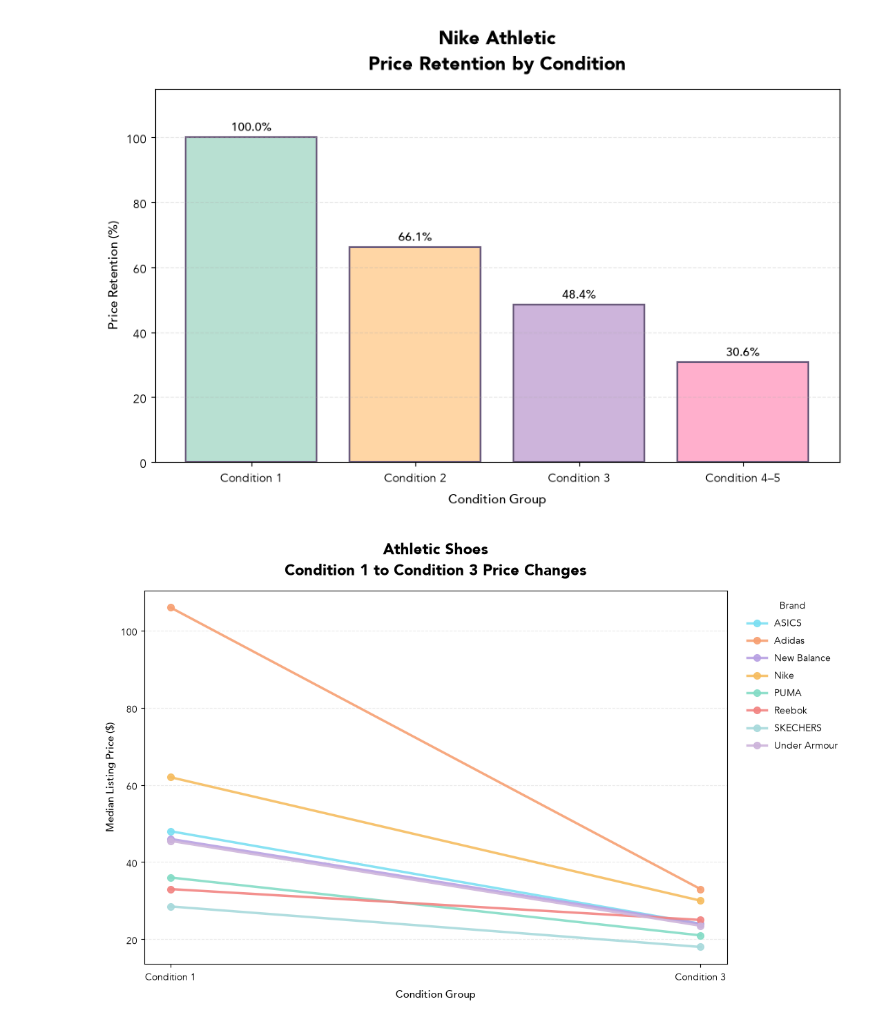
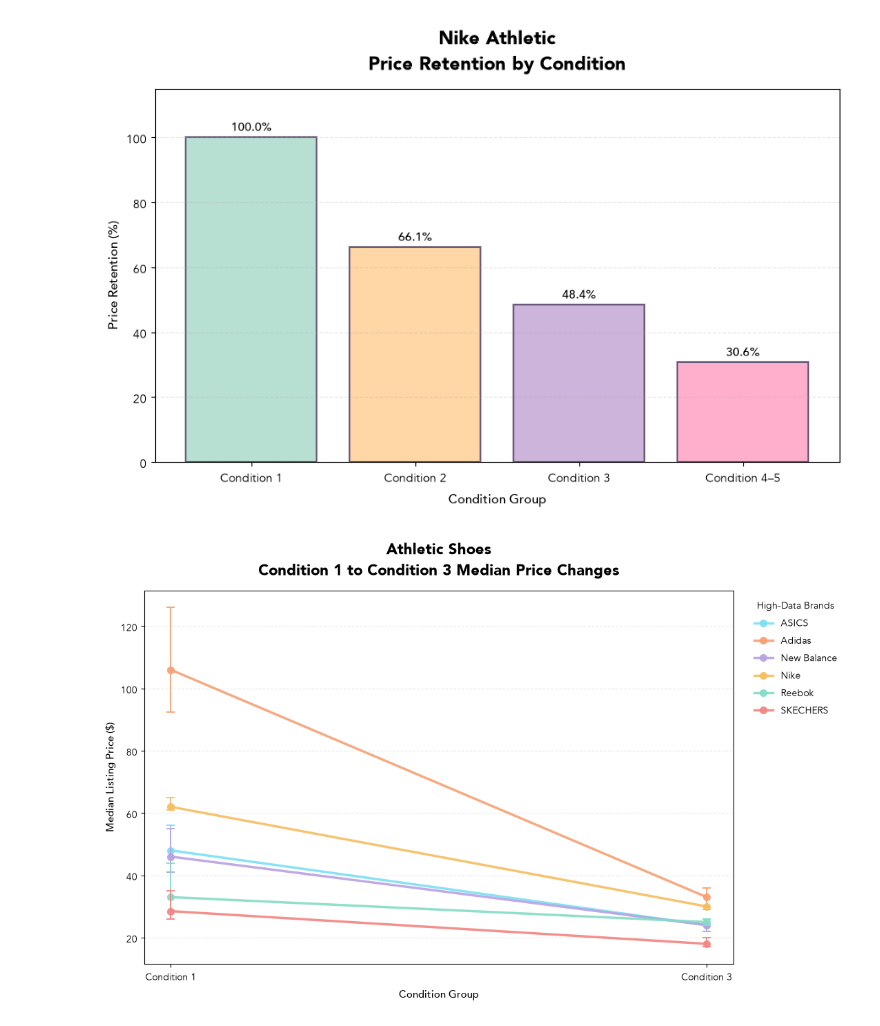
Before and after one commit to ipekcsknzr/mercari-shoe-resale-analysis-and-price-estimator, a Jupyter notebook: notebooks/05_visualizations.ipynb, the cells around one changed output. Drawn from its saved outputs; the diff is of its cells as text; code cells hidden in the pictures.

```diff
--- a/notebooks/05_visualizations.ipynb
+++ b/notebooks/05_visualizations.ipynb
@@ -22,3 +22,12 @@ Dataset shape: (135, 14)
 | 2 | ASICS | Athletic | 48.0 | 31.0 | 24.0 | ... |
 | 3 | Adidas | Athletic | 106.0 | 56.0 | 33.0 | ... |
 | 4 | Adidas | Fashion Sneakers | 66.0 | 51.0 | 41.0 | ... |
+# %%
+bootstrap_path = Path(
+    "../data/processed/brand_shoe_bootstrap_intervals.parquet"
+)
+
+bootstrap_results = pd.read_parquet(bootstrap_path)
+
+print("Bootstrap dataset shape:", bootstrap_results.shape)
+print(bootstrap_results.columns.tolist())
@@ -190,20 +203,19 @@ plt.show()
 # %%
 selected_shoe_type = "Athletic"
 
-athletic_profiles = retention[
-    (retention["shoe_type"] == selected_shoe_type)
-    & retention["condition_3_retention_percent"].notna()
+athletic_profiles = bootstrap_results[
+    bootstrap_results["shoe_type"] == selected_shoe_type
 ].copy()
 
 athletic_profiles["combined_sample_size"] = (
-    athletic_profiles["Condition 1_listing_count"]
-    + athletic_profiles["Condition 3_listing_count"]
+    athletic_profiles["condition_1_count"]
+    + athletic_profiles["condition_3_count"]
 )
 
 display_brands = (
     athletic_profiles
     .sort_values("combined_sample_size", ascending=False)
-    .head(8)
+    .head(6)
     .sort_values("brand_name")
 )
 
@@ -213,64 +225,100 @@ whimsical_colors = [
     "#B8A1E3",
     "#F6BD60",
     "#84DCC6",
-    "#F28482",
-    "#A8DADC",
-    "#CDB4DB"
+    "#F28482"
 ]
 
-plt.figure(figsize=(11, 7))
+x_positions = [0, 1]
+x_labels = ["Condition 1", "Condition 3"]
+
+fig, ax = plt.subplots(figsize=(11, 7))
 
 for color, (_, row) in zip(
     whimsical_colors,
     display_brands.iterrows()
 ):
-    plt.plot(
-        ["Condition 1", "Condition 3"],
-        [
-            row["Condition 1_median_price"],
-            row["Condition 3_median_price"]
-        ],
+    median_prices = [
+        row["condition_1_median_price"],
+        row["condition_3_median_price"]
+    ]
+
+    lower_errors = [
+        row["condition_1_median_price"]
+        - row["condition_1_median_ci_lower"],
+        row["condition_3_median_price"]
+        - row["condition_3_median_ci_lower"]
+    ]
+
+    upper_errors = [
+        row["condition_1_median_ci_upper"]
+        - row["condition_1_median_price"],
+        row["condition_3_median_ci_upper"]
+        - row["condition_3_median_price"]
+    ]
+
+    warning = " ⚠" if row["retention_percent"] > 100 else ""
+
+    ax.plot(
+        x_positions,
+        median_prices,
+        linewidth=2.5,
         marker="o",
-        linewidth=2.5,
         markersize=7,
-        label=row["brand_name"],
         color=color,
-        alpha=0.9
+        alpha=0.9,
+        label=f"{row['brand_name']}{warning}"
     )
 
-plt.xlabel(
+    ax.errorbar(
+        x_positions,
+        median_prices,
+        yerr=[lower_errors, upper_errors],
+        fmt="none",
+        ecolor=color,
+        elinewidth=1.3,
+        capsize=4,
+        capthick=1.3
+    )
+
+ax.set_xticks(
+    x_positions,
+    x_labels
+)
+
+ax.set_xlabel(
     "Condition Group",
     fontsize=11,
     fontweight="medium"
 )
 
-plt.ylabel(
+ax.set_ylabel(
     "Median Listing Price ($)",
     fontsize=11,
     fontweight="medium"
 )
 
-plt.title(
-    f"{selected_shoe_type} Shoes\nCondition 1 to Condition 3 Price Changes",
+ax.set_title(
+    f"{selected_shoe_type} Shoes\n"
+    "Condition 1 to Condition 3 Median Price Changes",
     fontsize=16,
     fontweight="bold",
     pad=16
 )
 
-plt.grid(
+ax.grid(
     axis="y",
     linestyle="--",
     alpha=0.25
 )
 
-plt.legend(
-    title="Brand",
+ax.legend(
+    title="High-Data Brands",
     bbox_to_anchor=(1.02, 1),
     loc="upper left",
     frameon=False
 )
 
 plt.tight_layout()
 plt.show()
 # %% [output]
-[figure, old version]
+[figure, new version]
```
Also changed, not shown: parts of 7 cells of this notebook, 19 other files.
